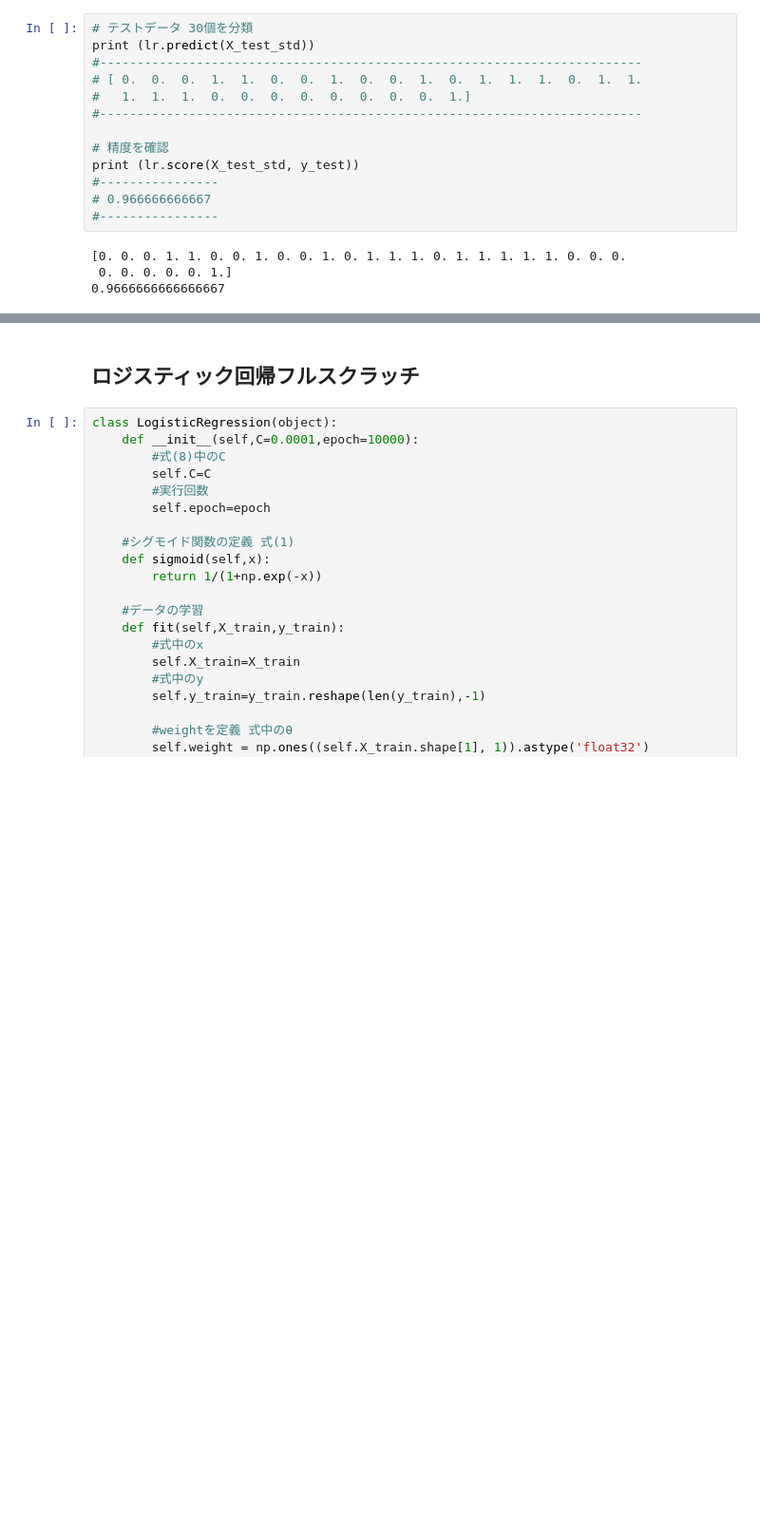
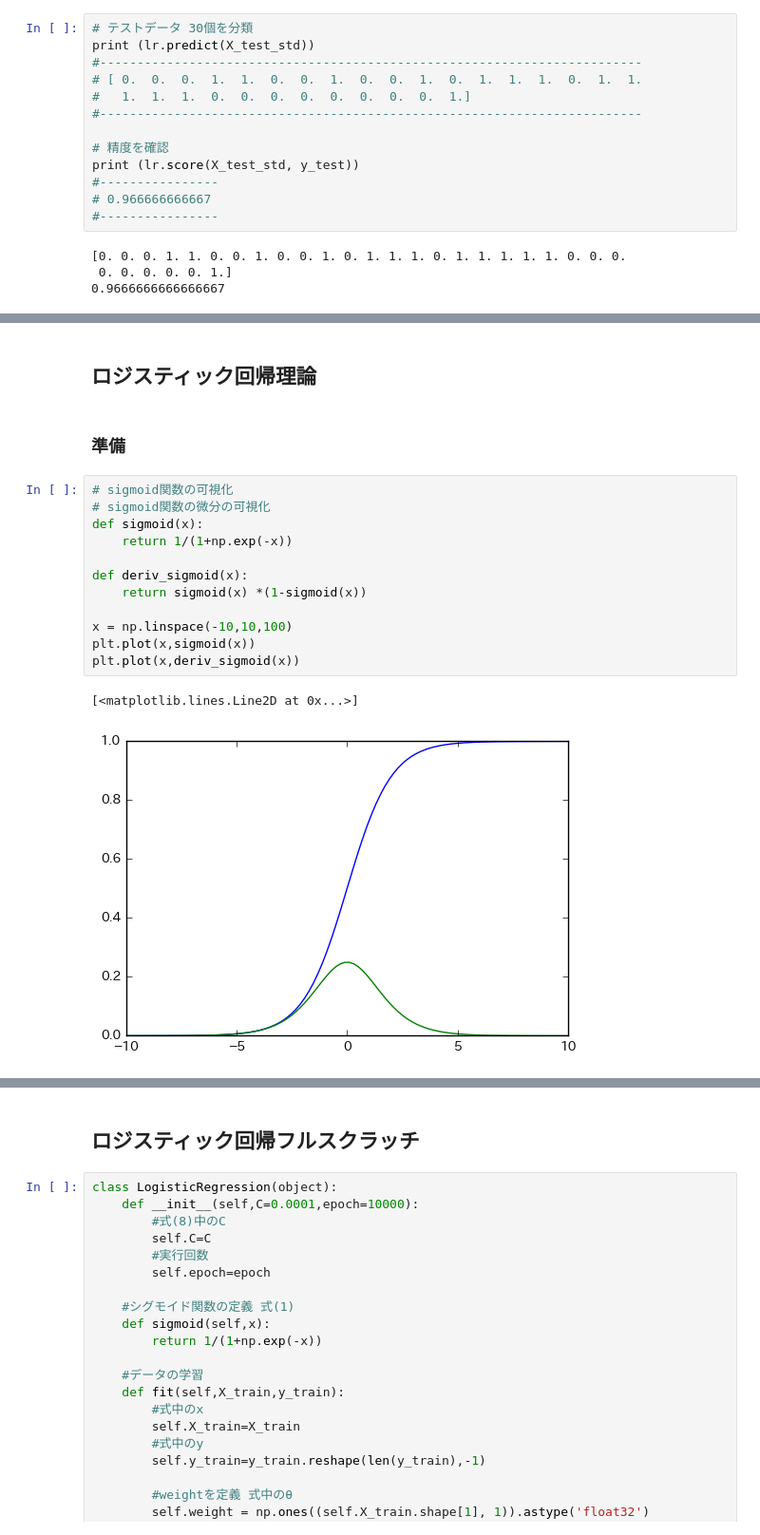
Before and after one commit to k-yamauchi/DL_Basic, a Jupyter notebook: Chapter2/Logistic_regression.ipynb, the cells around one changed output, grey strips where cells are left out. Shown at 95% size. Cells and saved outputs as stored; diff of their text form; blank space fills up the shorter version.

```diff
--- a/Chapter2/Logistic_regression.ipynb
+++ b/Chapter2/Logistic_regression.ipynb
@@ -111 +112,20 @@ plt.scatter(X_test_std[y_test==1, 0], X_test_std[y_test==1, 1], c='blue', marker
+# %% [markdown]
+## ロジスティック回帰理論
+# %% [markdown]
+### 準備
+# %%
+# sigmoid関数の可視化
+# sigmoid関数の微分の可視化
+def sigmoid(x):
+    return 1/(1+np.exp(-x))
+
+def deriv_sigmoid(x):
+    return sigmoid(x) *(1-sigmoid(x))
+
+x = np.linspace(-10,10,100)
+plt.plot(x,sigmoid(x))
+plt.plot(x,deriv_sigmoid(x))
+# %% [output]
+[<matplotlib.lines.Line2D at 0x...>]
+[figure, added]
 # %% [markdown]
```
Also changed, not shown: parts of 4 cells of this notebook.
